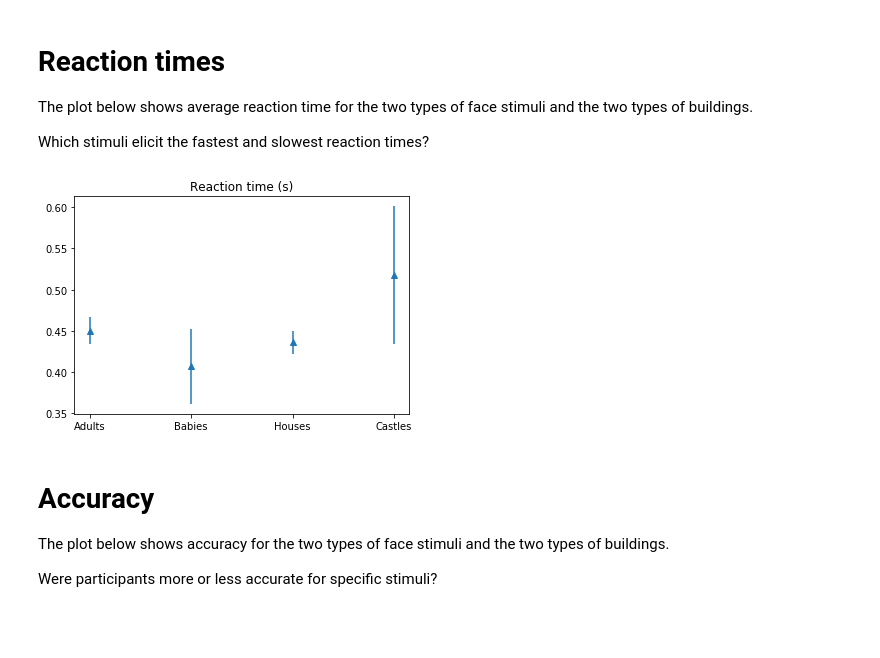
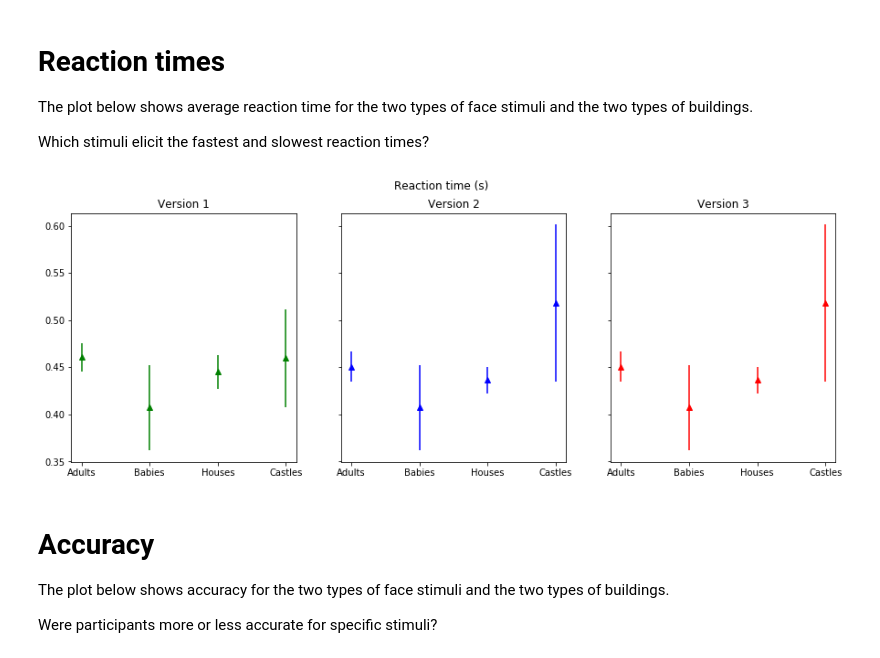
Before and after one commit to stephenrho/eeg-notebooks, a Jupyter notebook: notebooks/nb2020_beh.ipynb, the cells around one changed output. Drawn from its saved outputs; the diff is of its cells as text; code cells hidden in the pictures; blank space fills up the shorter version.

```diff
--- a/notebooks/nb2020_beh.ipynb
+++ b/notebooks/nb2020_beh.ipynb
@@ -91,17 +119,23 @@ The plot below shows average reaction time for the two types of face stimuli and
 
 Which stimuli elicit the fastest and slowest reaction times?
 # %%
+
 stim_labels = ["Adults","Babies","Houses","Castles"]
+colors = ["green", "blue", "red"]
 
-mean_rt = agg_data["rts"]['mean'] # average reaction time
-se_rt = agg_data["rts"]['sem'] # standard error (measure of how uncertain we are about the average)
+fig, ax = plt.subplots(1, len(versions), sharey=True, figsize=(15,5))
+fig.suptitle("Reaction time (s)")
 
-plt.figure()
-plt.errorbar(stim_labels, mean_rt, se_rt, linestyle='None', marker='^')
-plt.title('Reaction time (s)')
-plt.show()
+for i in range(len(versions)):
+    plt_data = agg_data.groupby('version').get_group(versions[i])
+
+    mean_rt = plt_data["rts"]['mean'] # average reaction time
+    se_rt = plt_data["rts"]['sem'] # standard error (measure of how uncertain we are about the average)
+
+    ax[i].errorbar(stim_labels, mean_rt, se_rt, linestyle='None', marker='^', color=colors[versions[i] - 1])
+    ax[i].set_title('Version %i' % versions[i])
 # %% [output]
-[figure, old version]
+[figure, new version]
 # %% [markdown]
 # Accuracy
 
```
Also changed, not shown: parts of 7 cells of this notebook, 2 other files.
